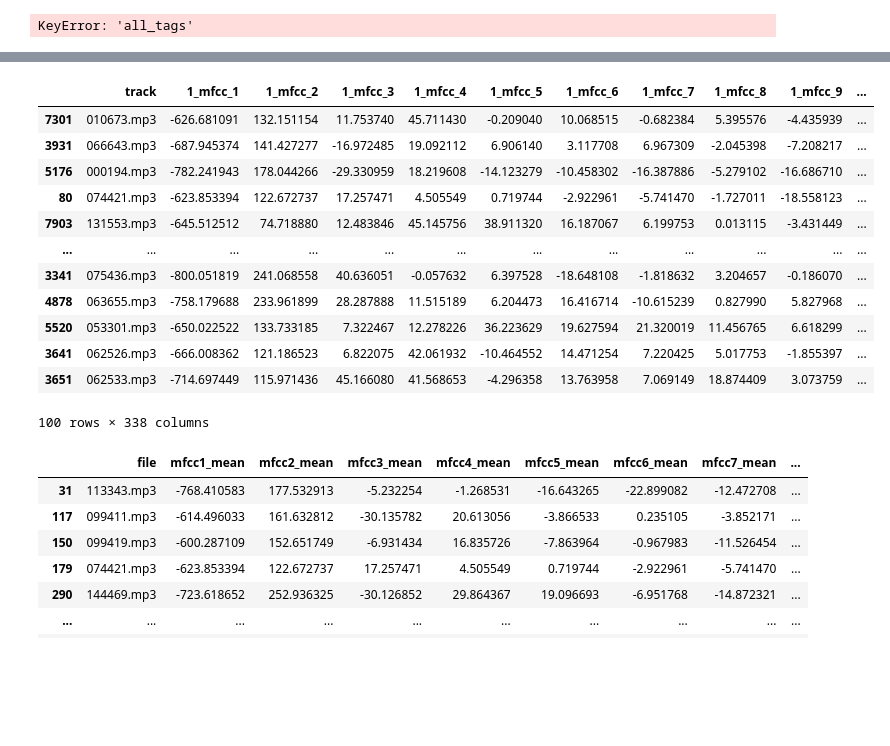
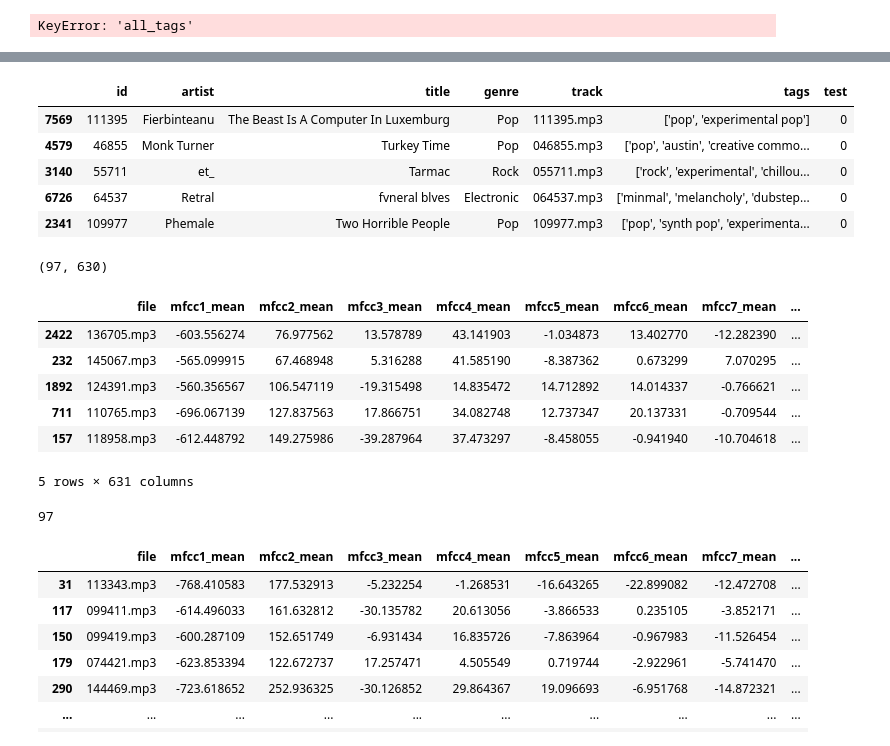
Before and after one commit to obi-1-konobe/music_similarity, a Jupyter notebook: notebooks/Untitled.ipynb, the cells around one changed output, grey strips where cells are left out. Drawn from its saved outputs; the diff is of its cells as text; code cells hidden in the pictures; blank space fills up the shorter version.

```diff
--- a/notebooks/Untitled.ipynb
+++ b/notebooks/Untitled.ipynb
@@ -118,20 +153,33 @@ dict_keys(['artist_name', 'track_title', 'artist_tags', 'track_tags', 'similar_t
 # %%
-df_test = pd.read_csv('../data/csv/test.csv', index_col=0)
-df_test
+df_info = pd.read_csv('../data/csv/info.csv')
+df_info.sample(5)
 # %% [output]
-|  | track | 1_mfcc_1 | 1_mfcc_2 | 1_mfcc_3 | 1_mfcc_4 | 1_mfcc_5 | 1_mfcc_6 | 1_mfcc_7 | 1_mfcc_8 | 1_mfcc_9 | ... |
-| 7301 | 010673.mp3 | -626.681091 | 132.151154 | 11.753740 | 45.711430 | -0.209040 | 10.068515 | -0.682384 | 5.395576 | -4.435939 | ... |
-| 3931 | 066643.mp3 | -687.945374 | 141.427277 | -16.972485 | 19.092112 | 6.906140 | 3.117708 | 6.967309 | -2.045398 | -7.208217 | ... |
-| 5176 | 000194.mp3 | -782.241943 | 178.044266 | -29.330959 | 18.219608 | -14.123279 | -10.458302 | -16.387886 | -5.279102 | -16.686710 | ... |
-| 80 | 074421.mp3 | -623.853394 | 122.672737 | 17.257471 | 4.505549 | 0.719744 | -2.922961 | -5.741470 | -1.727011 | -18.558123 | ... |
-| 7903 | 131553.mp3 | -645.512512 | 74.718880 | 12.483846 | 45.145756 | 38.911320 | 16.187067 | 6.199753 | 0.013115 | -3.431449 | ... |
-| ... | ... | ... | ... | ... | ... | ... | ... | ... | ... | ... | ... |
-| 3341 | 075436.mp3 | -800.051819 | 241.068558 | 40.636051 | -0.057632 | 6.397528 | -18.648108 | -1.818632 | 3.204657 | -0.186070 | ... |
-| 4878 | 063655.mp3 | -758.179688 | 233.961899 | 28.287888 | 11.515189 | 6.204473 | 16.416714 | -10.615239 | 0.827990 | 5.827968 | ... |
-| 5520 | 053301.mp3 | -650.022522 | 133.733185 | 7.322467 | 12.278226 | 36.223629 | 19.627594 | 21.320019 | 11.456765 | 6.618299 | ... |
-| 3641 | 062526.mp3 | -666.008362 | 121.186523 | 6.822075 | 42.061932 | -10.464552 | 14.471254 | 7.220425 | 5.017753 | -1.855397 | ... |
-| 3651 | 062533.mp3 | -714.697449 | 115.971436 | 45.166080 | 41.568653 | -4.296358 | 13.763958 | 7.069149 | 18.874409 | 3.073759 | ... |
+|  | id | artist | title | genre | track | tags | test |
+| 7569 | 111395 | Fierbinteanu | The Beast Is A Computer In Luxemburg | Pop | 111395.mp3 | ['pop', 'experimental pop'] | 0 |
+| 4579 | 46855 | Monk Turner | Turkey Time | Pop | 046855.mp3 | ['pop', 'austin', 'creative commo... | 0 |
+| 3140 | 55711 | et_ | Tarmac | Rock | 055711.mp3 | ['rock', 'experimental', 'chillou... | 0 |
+| 6726 | 64537 | Retral | fvneral blves | Electronic | 064537.mp3 | ['minmal', 'melancholy', 'dubstep... | 0 |
+| 2341 | 109977 | Phemale | Two Horrible People | Pop | 109977.mp3 | ['pop', 'synth pop', 'experimenta... | 0 |
-100 rows × 338 columns
+# %%
+df_test_2 = df_info[df_info['test'] == 1][['id']].merge(df, how='left', on='id')
+df_test_2.drop(columns='id', inplace=True)
+df_test_2.shape
+# %% [output]
+(97, 630)
+# %%
+df.sample(5)
+# %% [output]
+|  | file | mfcc1_mean | mfcc2_mean | mfcc3_mean | mfcc4_mean | mfcc5_mean | mfcc6_mean | mfcc7_mean | ... |
+| 2422 | 136705.mp3 | -603.556274 | 76.977562 | 13.578789 | 43.141903 | -1.034873 | 13.402770 | -12.282390 | ... |
+| 232 | 145067.mp3 | -565.099915 | 67.468948 | 5.316288 | 41.585190 | -8.387362 | 0.673299 | 7.070295 | ... |
+| 1892 | 124391.mp3 | -560.356567 | 106.547119 | -19.315498 | 14.835472 | 14.712892 | 14.014337 | -0.766621 | ... |
+| 711 | 110765.mp3 | -696.067139 | 127.837563 | 17.866751 | 34.082748 | 12.737347 | 20.137331 | -0.709544 | ... |
+| 157 | 118958.mp3 | -612.448792 | 149.275986 | -39.287964 | 37.473297 | -8.458055 | -0.941940 | -10.704618 | ... |
+5 rows × 631 columns
+# %%
+len(set(df_info[df_info['test'] == 1][['id']]['id']) & set(df['id']))
+# %% [output]
+97
 # %%
 df_test_2 = df[df['file'].isin(df_test['track'])]
 df_test_2
```
Also changed, not shown: parts of 16 cells of this notebook, 6 other files.
